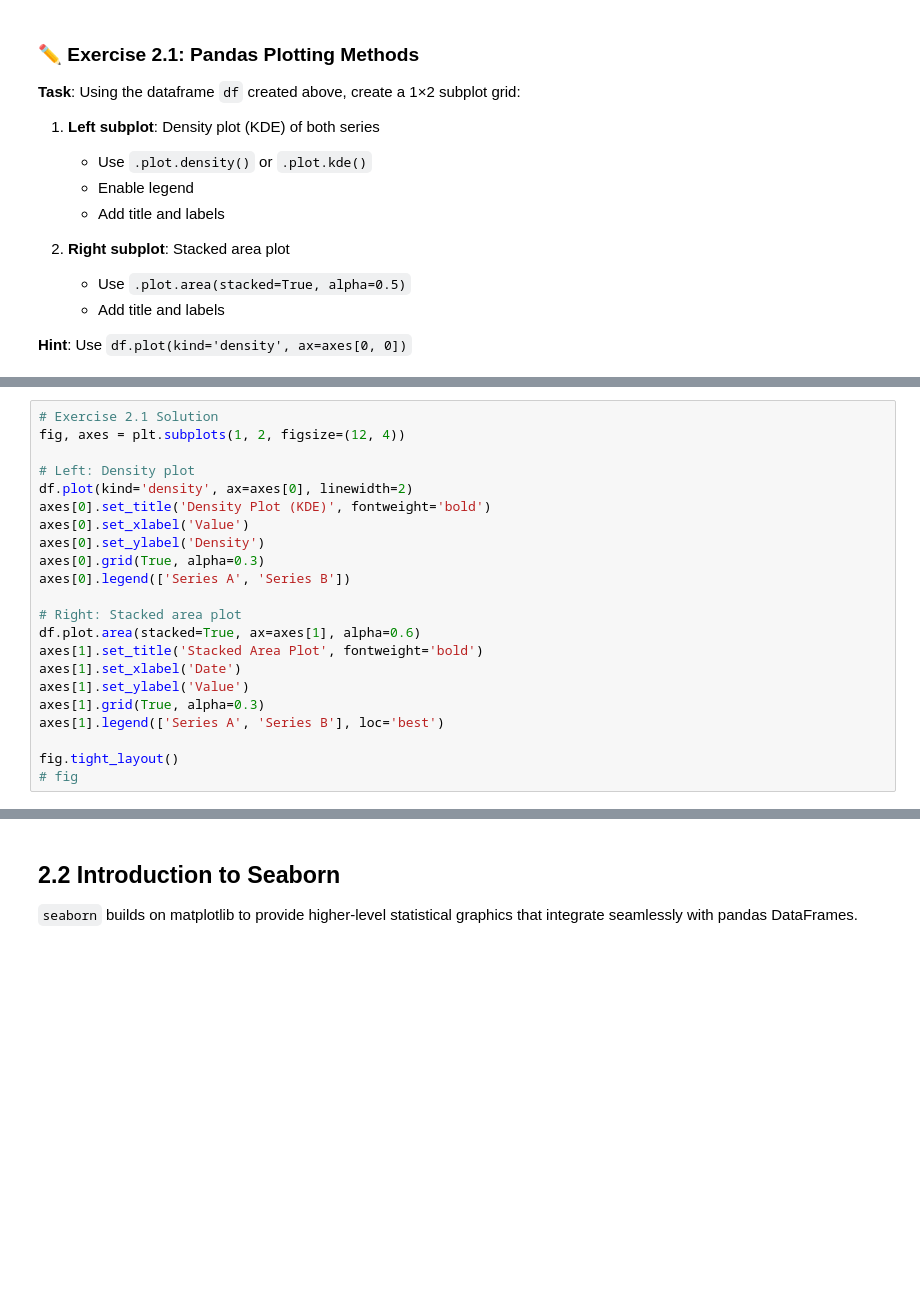
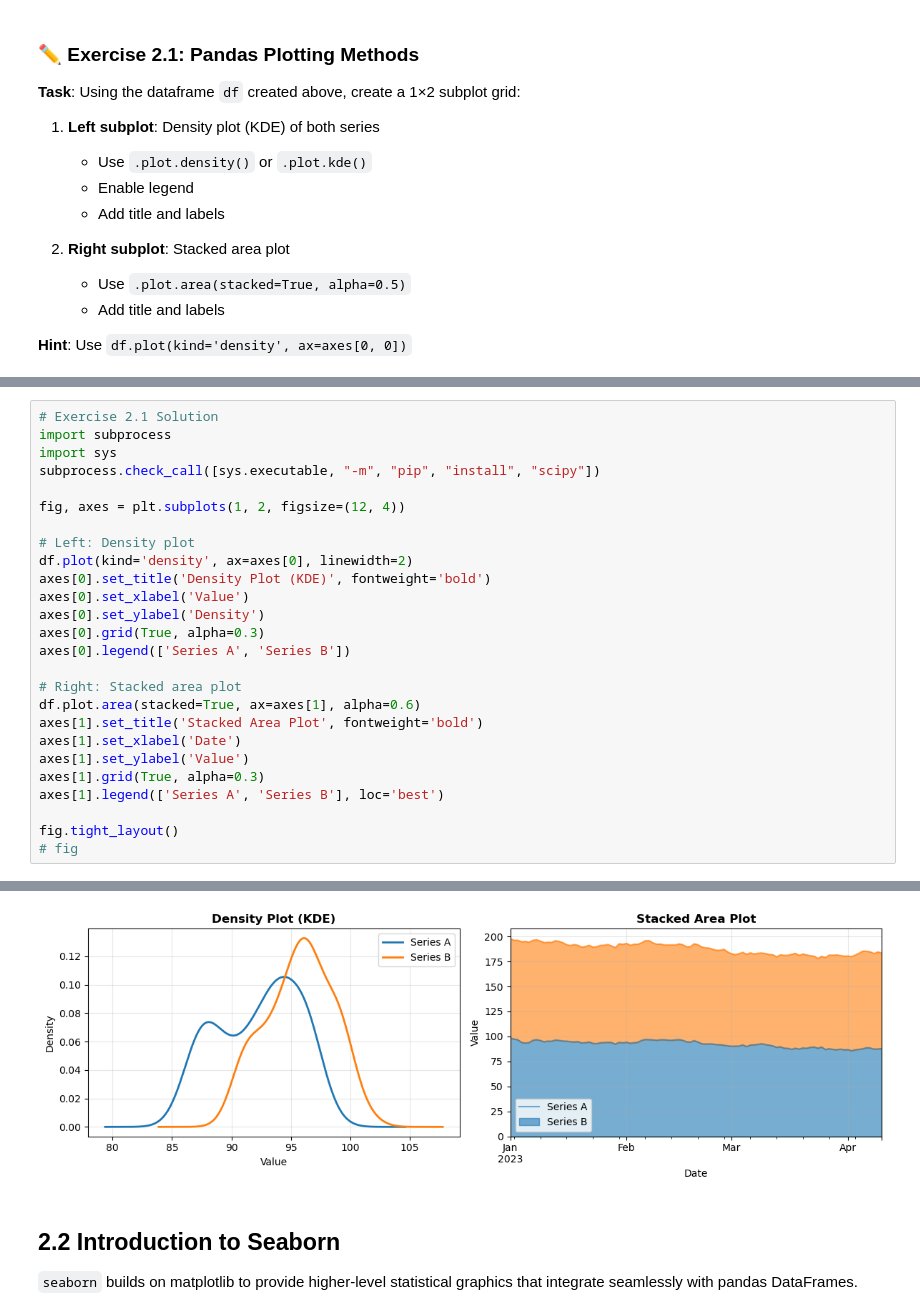
Before and after one commit to duncankllee/6m-data-1.10-visualization, a Jupyter notebook: notebooks/data_visualization_lesson.ipynb, the cells around one changed output, grey strips where cells are left out. Drawn from its saved outputs; the diff is of its cells as text; blank space fills up the shorter version.

```diff
--- a/notebooks/data_visualization_lesson.ipynb
+++ b/notebooks/data_visualization_lesson.ipynb
@@ -584,5 +620,9 @@ fig.tight_layout()
 # %%
 # Exercise 2.1 Solution
+import subprocess
+import sys
+subprocess.check_call([sys.executable, "-m", "pip", "install", "scipy"])
+
 fig, axes = plt.subplots(1, 2, figsize=(12, 4))
 
 # Left: Density plot
@@ -603,3 +643,4 @@ axes[1].legend(['Series A', 'Series B'], loc='best')
 
 fig.tight_layout()
 # fig
+# %% [output]
@@ -606,3 +653,4 @@ fig.tight_layout()
+[figure, added]
 # %% [markdown]
 ## 2.2 Introduction to Seaborn
 
```
Also changed, not shown: parts of 9 cells of this notebook.
